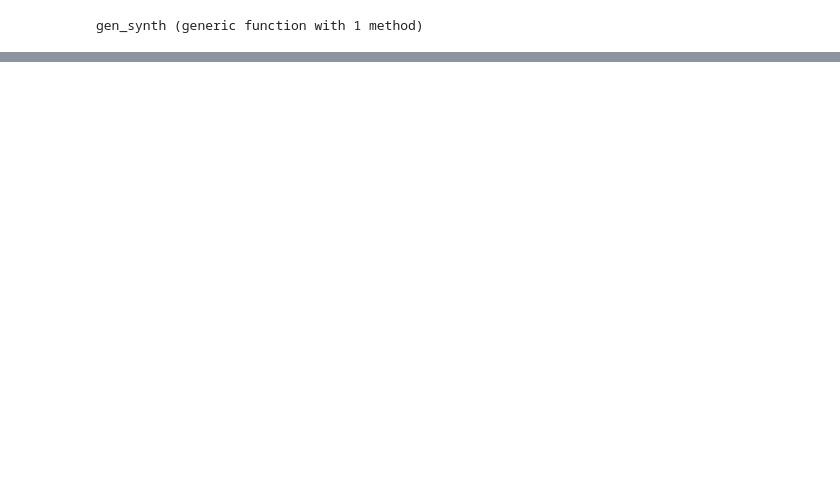
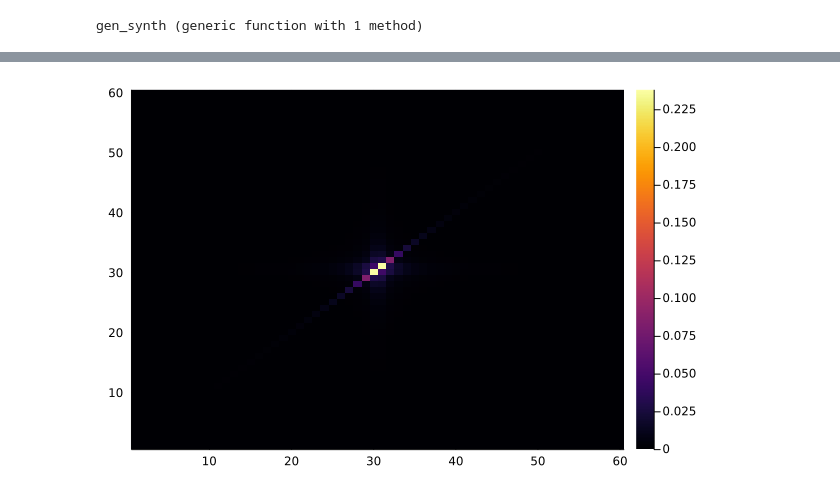
Before and after one commit to Atomtomate/BSE_Asymptotics.jl, a Jupyter notebook: notebooks/BSE_SC test.ipynb, the cells around one changed output, grey strips where cells are left out. Saved outputs shown, nothing was run; the diff lists cells and outputs as text; code cells hidden in the pictures; blank space fills up the shorter version.

```diff
--- a/notebooks/BSE_SC test.ipynb
+++ b/notebooks/BSE_SC test.ipynb
@@ -95,0 +128,4 @@ I_corner
+# %%
+heatmap(real.(χDMFTsp[:,:,21]))
+# %% [output]
+[figure, added]
```
Also changed, not shown: parts of 12 cells of this notebook, 4 other files.
